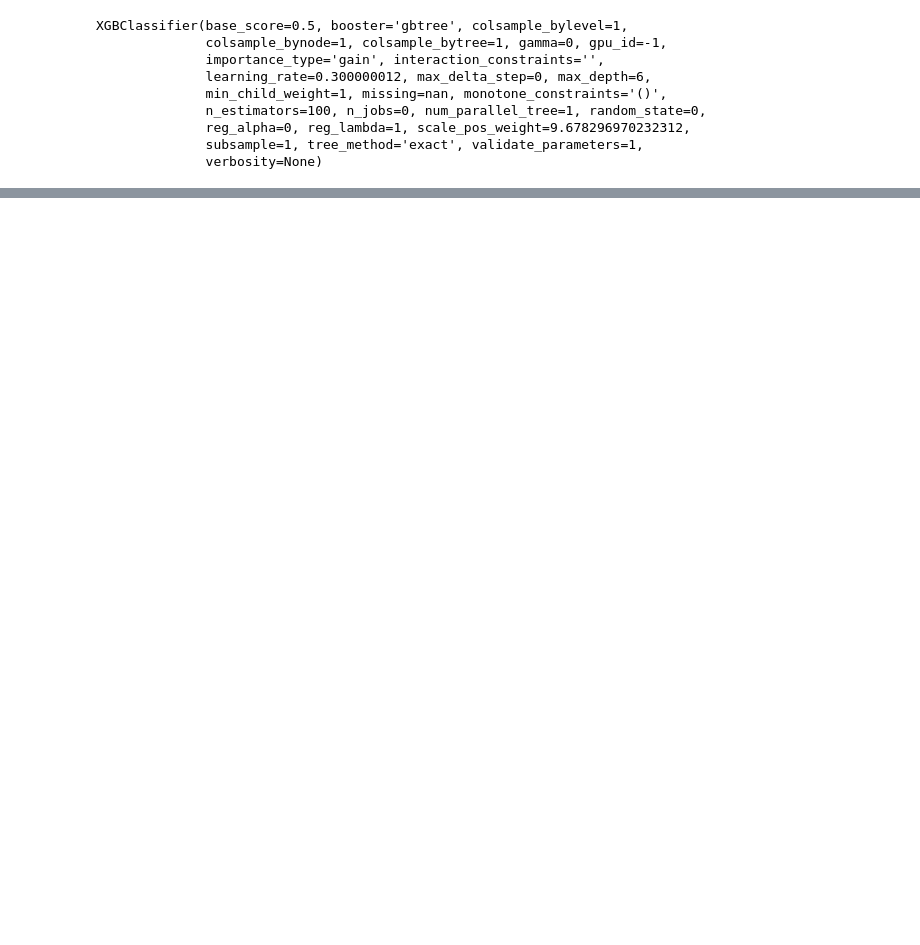
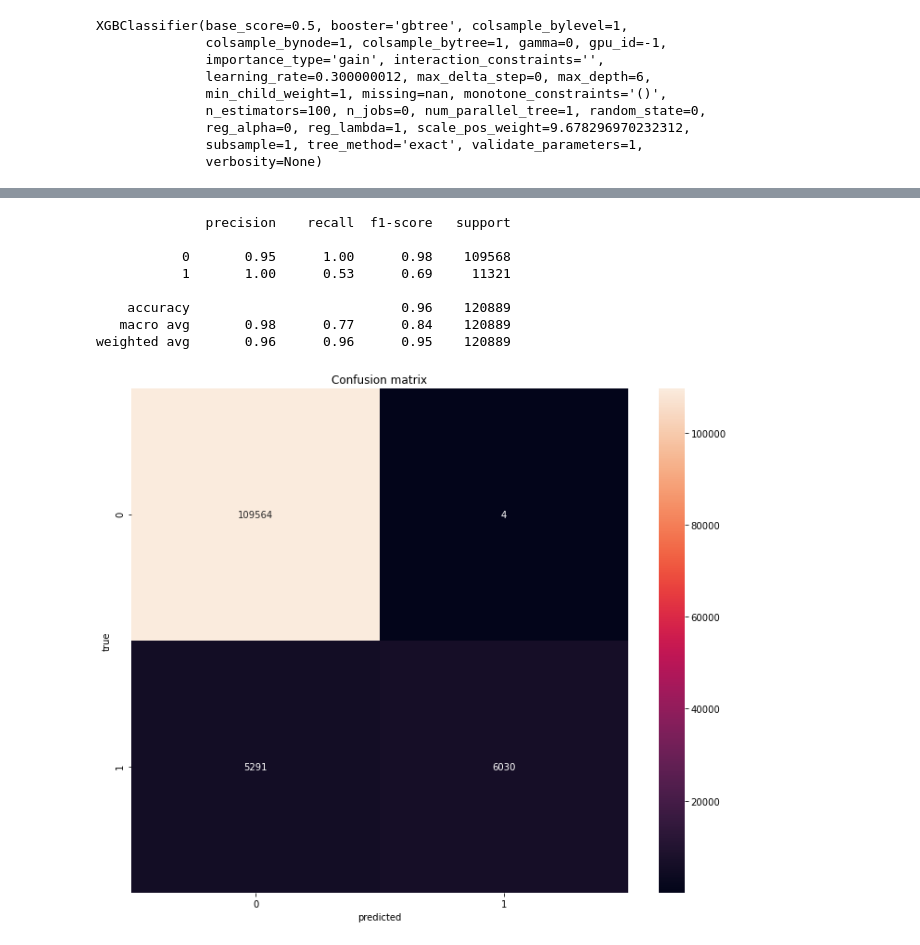
Before and after one commit to thefifthagreement/jedha-fs-s4-project, a Jupyter notebook: fraud_detection_ml.ipynb, the cells around one changed output, grey strips where cells are left out. Cells and saved outputs as stored; diff of their text form; code cells hidden in the pictures; blank space fills up the shorter version.

```diff
--- a/fraud_detection_ml.ipynb
+++ b/fraud_detection_ml.ipynb
@@ -558,0 +561,9 @@ weighted avg       0.96      0.96      0.96    120889
+# %%
+estimators = [
+    ('logit', logit),
+    ('rf', rf_clf)
+]
+
+clf = StackingClassifier(estimators=estimators, final_estimator=xgb.XGBClassifier(n_jobs=-1), cv=5, n_jobs=-1)
+
+clf.fit(X_train, y_train.squeeze())
@@ -558,0 +588,13 @@ weighted avg       0.96      0.96      0.96    120889
+# %%
+y_pred = cross_val_predict(clf, X_train, y_train, cv=5, n_jobs=-1)
+report_cm(y_train, y_pred)
+# %% [output]
+              precision    recall  f1-score   support
+
+           0       0.95      1.00      0.98    109568
+           1       1.00      0.53      0.69     11321
+
+    accuracy                           0.96    120889
+   macro avg       0.98      0.77      0.84    120889
+weighted avg       0.96      0.96      0.95    120889
+[figure, added]
```
Also changed, not shown: parts of 6 cells of this notebook.
